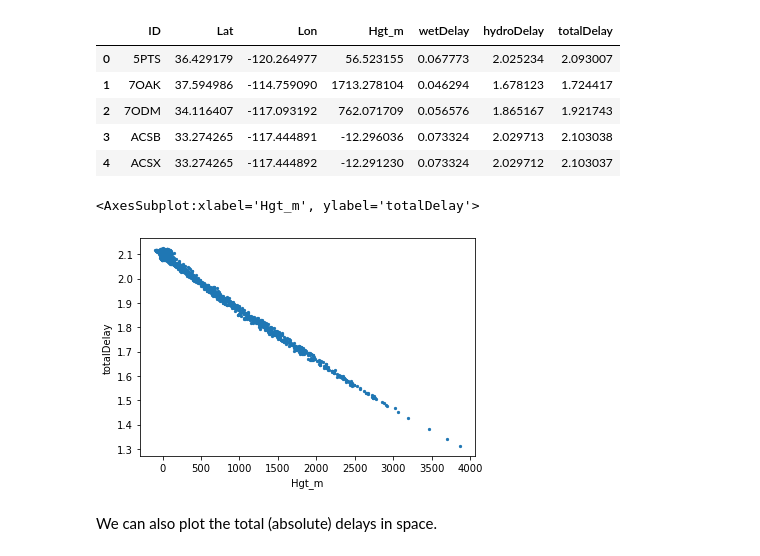
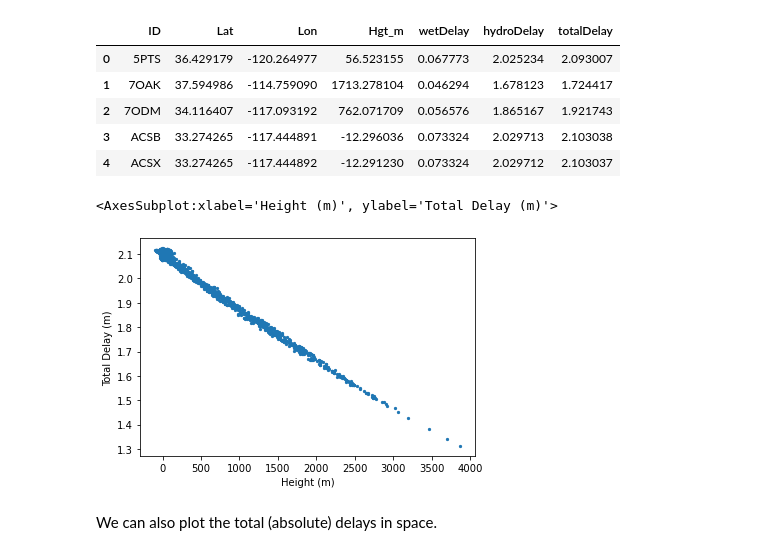
Before and after one commit to dbekaert/RAiDER-docs, a Jupyter notebook: notebooks/RAiDER_tutorial/RAiDER_tutorial.ipynb, the cells around one changed output. Cells and saved outputs as stored; diff of their text form; code cells hidden in the pictures.

```diff
--- a/notebooks/RAiDER_tutorial/RAiDER_tutorial.ipynb
+++ b/notebooks/RAiDER_tutorial/RAiDER_tutorial.ipynb
@@ -466,10 +491,10 @@ delays.head()
 | 3 | ACSB | 33.274265 | -117.444891 | -12.296036 | 0.073324 | 2.029713 | 2.103038 |
 | 4 | ACSX | 33.274265 | -117.444892 | -12.291230 | 0.073324 | 2.029712 | 2.103037 |
 # %%
-delays.plot.scatter(x='Hgt_m',y='totalDelay', marker='.')
+delays.plot.scatter(x='Hgt_m',y='totalDelay', marker='.', xlabel = 'Height (m)', ylabel='Total Delay (m)')
 # %% [output]
-<AxesSubplot:xlabel='Hgt_m', ylabel='totalDelay'>
+<AxesSubplot:xlabel='Height (m)', ylabel='Total Delay (m)'>
-[figure, old version]
+[figure, new version]
 # %% [markdown]
 We can also plot the total (absolute) delays in space.
 # %%
```
Also changed, not shown: parts of 11 cells of this notebook.
